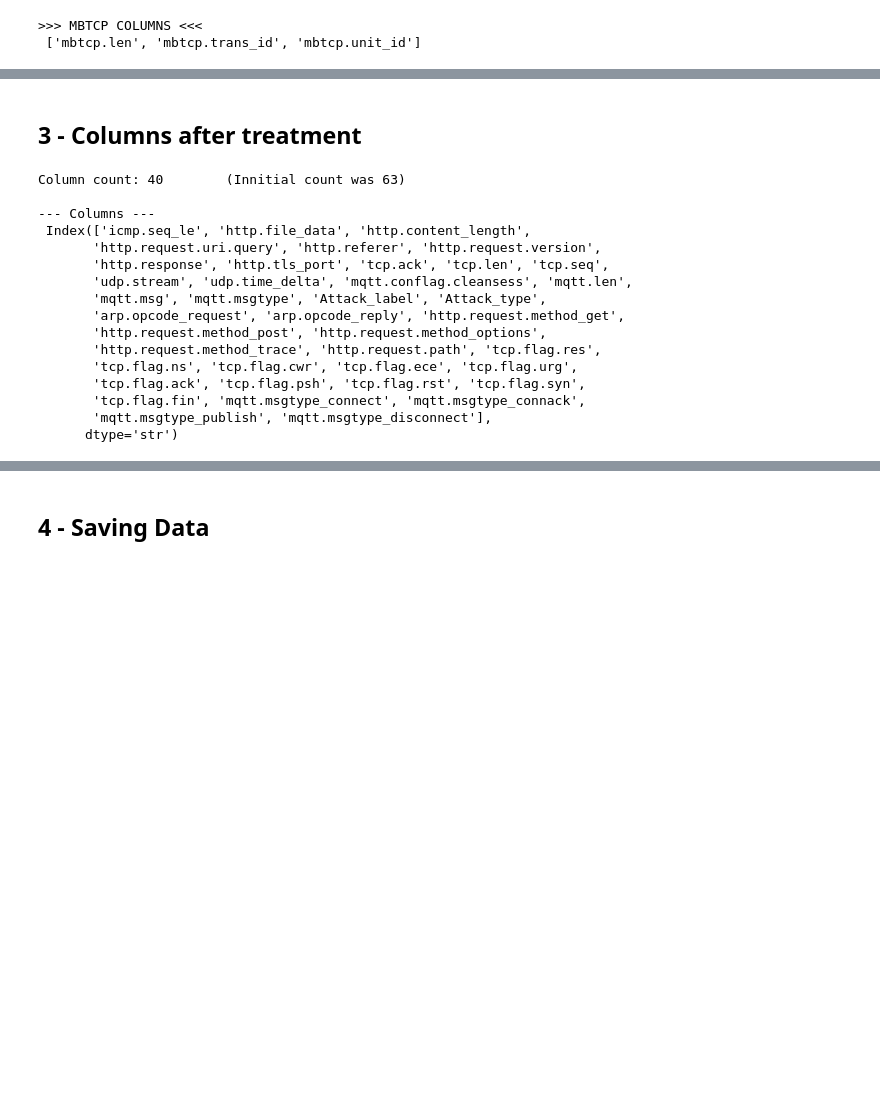
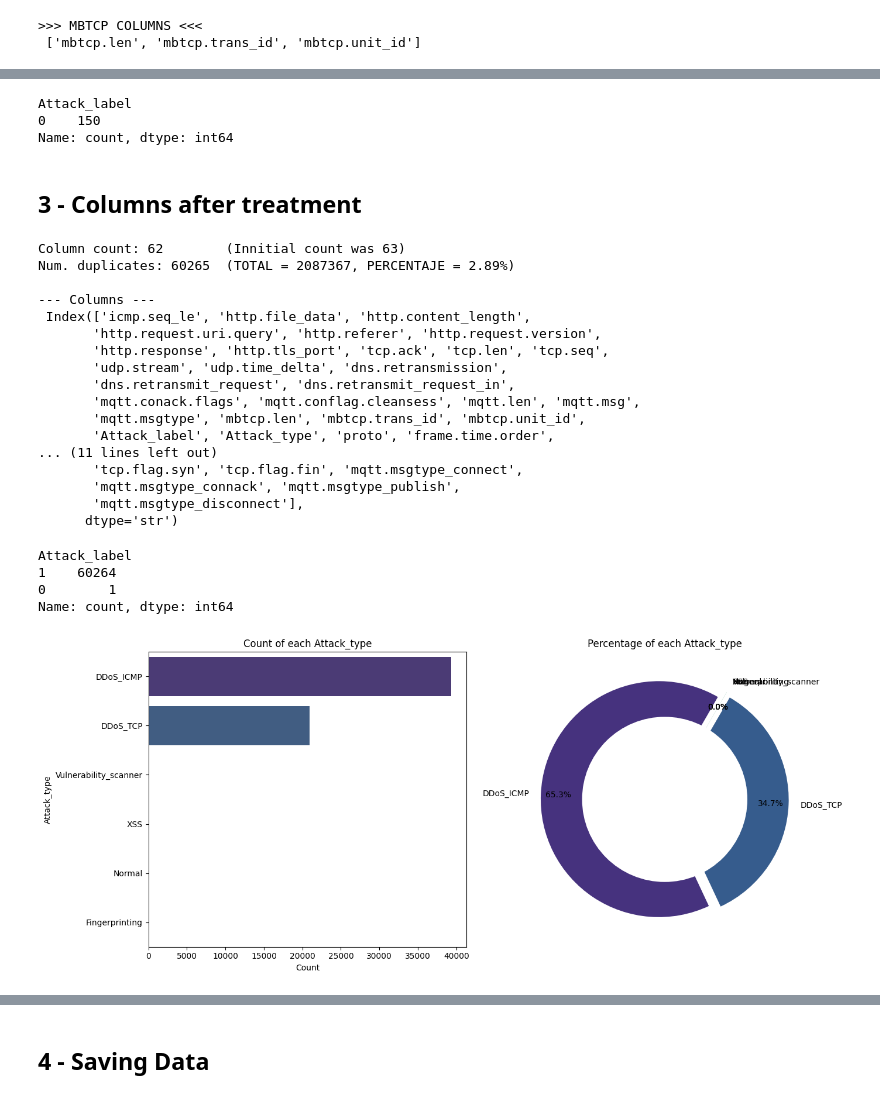
Before and after one commit to Angel-Arrospide/ML-NIDS-IIoT, a Jupyter notebook: notebooks/EdgeIIoT/02_Cleaning.ipynb, the cells around one changed output, grey strips where cells are left out. Drawn from its saved outputs; the diff is of its cells as text; code cells hidden in the pictures; blank space fills up the shorter version.

Commit message:
(edgeiiot) Duplicates fix

```diff
--- a/notebooks/EdgeIIoT/02_Cleaning.ipynb
+++ b/notebooks/EdgeIIoT/02_Cleaning.ipynb
@@ -1016,3 +1342,0 @@ Length: 3, dtype: str
-# %%
-df.drop(columns=['mqtt.conack.flags'], inplace=True)
-print("\nDropped 'mqtt.conack.flags' column:", not 'mqtt.conack.flags' in df.columns)
@@ -1020,0 +1343,5 @@ Dropped 'mqtt.conack.flags' column: True
+# %%
+df['mqtt.conack.flags'] = df['mqtt.conack.flags'].replace(['0', '0.0', '0x00000000'], '0')
+df['mqtt.conack.flags'] = pd.to_numeric(df['mqtt.conack.flags']).astype(int)
+
+df['mqtt.conack.flags'].describe()
@@ -1290,5 +1660,3 @@ print_unique_values(df, ['mbtcp.len', 'mbtcp.trans_id', 'mbtcp.unit_id'])
 # %%
-for col in ['mbtcp.len', 'mbtcp.trans_id', 'mbtcp.unit_id']:
-    df.drop(columns=[col], inplace=True)
-    print(f"\nDropped '{col}' column:", not col in df.columns)
+df[df['mbtcp.len'] > 0]['Attack_label'].value_counts()
 # %% [output]
@@ -1300,22 +1672,40 @@ Dropped 'mbtcp.unit_id' column: True
+# %%
+df[df['mbtcp.unit_id'] > 0]['Attack_label'].value_counts()
+# %% [output]
+Attack_label
+0    150
+Name: count, dtype: int64
 # %% [markdown]
 ## 3 - Columns after treatment
 # %%
 print("Column count:", len(df.columns), "\t(Innitial count was 63)")
+dup_count = df.duplicated().sum()
+total_count = len(df)
+print(f"Num. duplicates: {dup_count}\t(TOTAL = {total_count}, PERCENTAJE = {dup_count / total_count * 100:.2f}%)")
 print("\n--- Columns ---\n", df.columns)
 # %% [output]
-Column count: 40        (Innitial count was 63)
+Column count: 62        (Innitial count was 63)
+Num. duplicates: 60265  (TOTAL = 2087367, PERCENTAJE = 2.89%)
 
 --- Columns ---
  Index(['icmp.seq_le', 'http.file_data', 'http.content_length',
        'http.request.uri.query', 'http.referer', 'http.request.version',
        'http.response', 'http.tls_port', 'tcp.ack', 'tcp.len', 'tcp.seq',
-       'udp.stream', 'udp.time_delta', 'mqtt.conflag.cleansess', 'mqtt.len',
-       'mqtt.msg', 'mqtt.msgtype', 'Attack_label', 'Attack_type',
-       'arp.opcode_request', 'arp.opcode_reply', 'http.request.method_get',
-       'http.request.method_post', 'http.request.method_options',
-       'http.request.method_trace', 'http.request.path', 'tcp.flag.res',
-       'tcp.flag.ns', 'tcp.flag.cwr', 'tcp.flag.ece', 'tcp.flag.urg',
-       'tcp.flag.ack', 'tcp.flag.psh', 'tcp.flag.rst', 'tcp.flag.syn',
-       'tcp.flag.fin', 'mqtt.msgtype_connect', 'mqtt.msgtype_connack',
-       'mqtt.msgtype_publish', 'mqtt.msgtype_disconnect'],
+       'udp.stream', 'udp.time_delta', 'dns.retransmission',
+       'dns.retransmit_request', 'dns.retransmit_request_in',
+       'mqtt.conack.flags', 'mqtt.conflag.cleansess', 'mqtt.len', 'mqtt.msg',
+       'mqtt.msgtype', 'mbtcp.len', 'mbtcp.trans_id', 'mbtcp.unit_id',
+       'Attack_label', 'Attack_type', 'proto', 'frame.time.order',
+... (11 lines left out)
+       'tcp.flag.syn', 'tcp.flag.fin', 'mqtt.msgtype_connect',
+       'mqtt.msgtype_connack', 'mqtt.msgtype_publish',
+       'mqtt.msgtype_disconnect'],
       dtype='str')
+# %%
+df_duplicados = df[df.duplicated(keep='first')]
+df_duplicados['Attack_label'].value_counts()
+# %% [output]
+Attack_label
+1    60264
+0        1
+Name: count, dtype: int64
@@ -1321,0 +1760,5 @@ Column count: 40        (Innitial count was 63)
+# %%
+label_col = "Attack_type"
+plot_label_distribution(df_duplicados, label_col)
+# %% [output]
+[figure, added]
```
Also changed, not shown: parts of 112 cells of this notebook.
